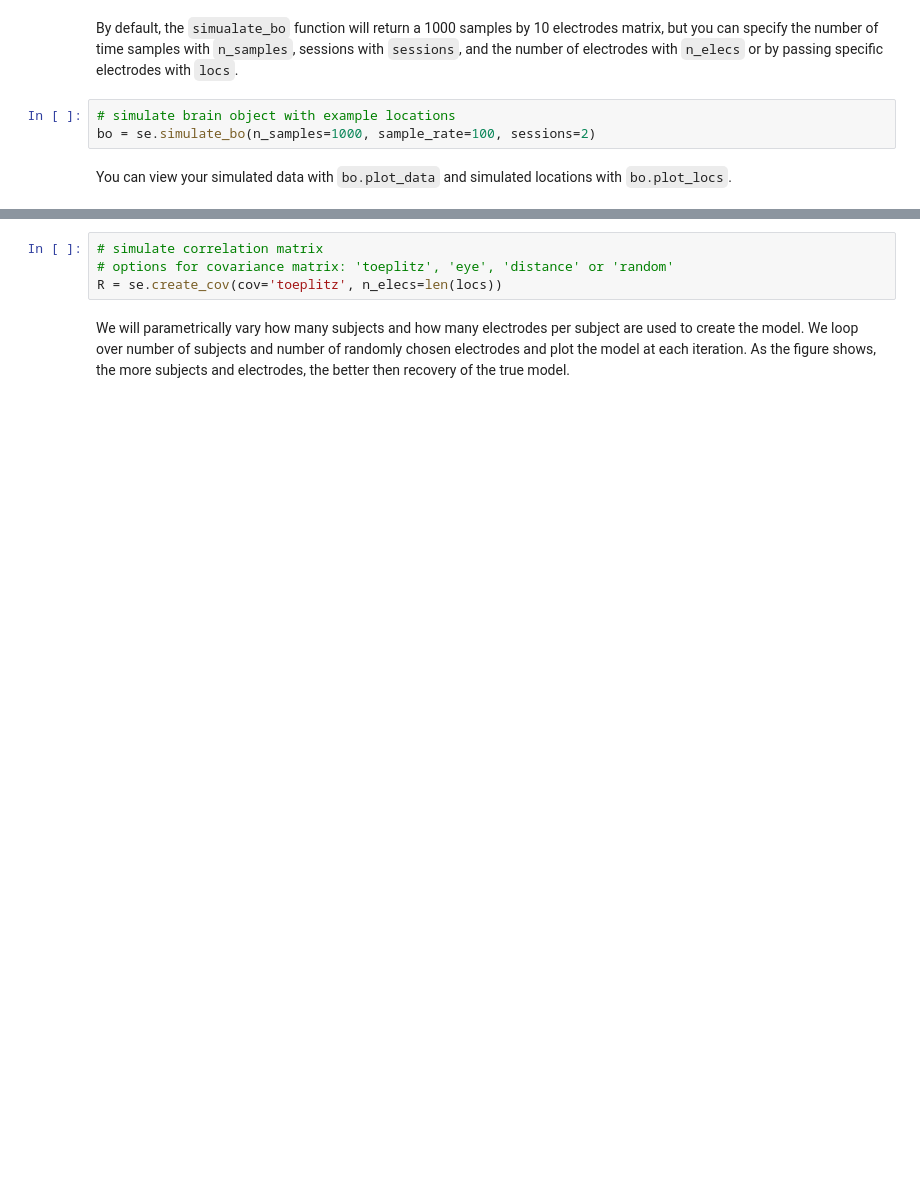
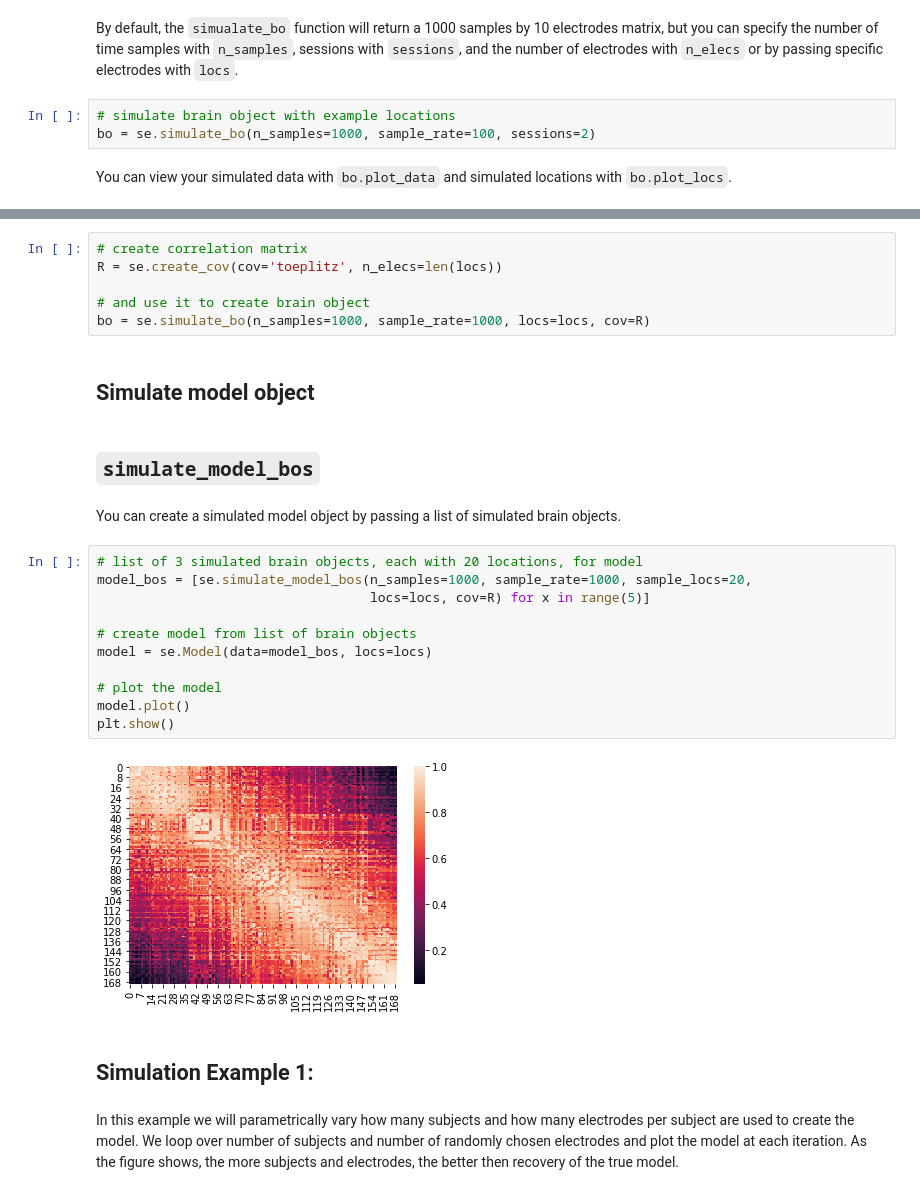
Before and after one commit to ContextLab/supereeg, a Jupyter notebook: docs/tutorial/simulate_objects.ipynb, the cells around one changed output, grey strips where cells are left out. Saved outputs shown, nothing was run; the diff lists cells and outputs as text; blank space fills up the shorter version.

Commit message:
working on simulate tutorial

```diff
--- a/docs/tutorial/simulate_objects.ipynb
+++ b/docs/tutorial/simulate_objects.ipynb
@@ -77,9 +92,32 @@ on the simulated subject data. You can also pass a custom covariance matrix in `
-# %%
-# simulate correlation matrix
-# options for covariance matrix: 'toeplitz', 'eye', 'distance' or 'random'
-R = se.create_cov(cov='toeplitz', n_elecs=len(locs))
+# %%
+# create correlation matrix
+R = se.create_cov(cov='toeplitz', n_elecs=len(locs))
+
+# and use it to create brain object
+bo = se.simulate_bo(n_samples=1000, sample_rate=1000, locs=locs, cov=R)
+# %% [markdown]
+## Simulate model object
+# %% [markdown]
+## `simulate_model_bos`
+# %% [markdown]
+You can create a simulated model object by passing a list of simulated brain objects.
+# %%
+# list of 3 simulated brain objects, each with 20 locations, for model
+model_bos = [se.simulate_model_bos(n_samples=1000, sample_rate=1000, sample_locs=20,
+                                   locs=locs, cov=R) for x in range(5)]
+
+# create model from list of brain objects
+model = se.Model(data=model_bos, locs=locs)
+
+# plot the model
+model.plot()
+plt.show()
+# %% [output]
+[figure, added]
+# %% [markdown]
+## Simulation Example 1:
 # %% [markdown]
-We will parametrically vary how many subjects and how many
+In this example we will parametrically vary how many subjects and how many
 electrodes per subject are used to create the model. We loop over number of subjects and
 number of randomly chosen electrodes and plot the model at each iteration. As
 the figure shows, the more subjects and electrodes, the better then recovery of
```
Also changed, not shown: parts of 21 cells of this notebook, 1 other file.
